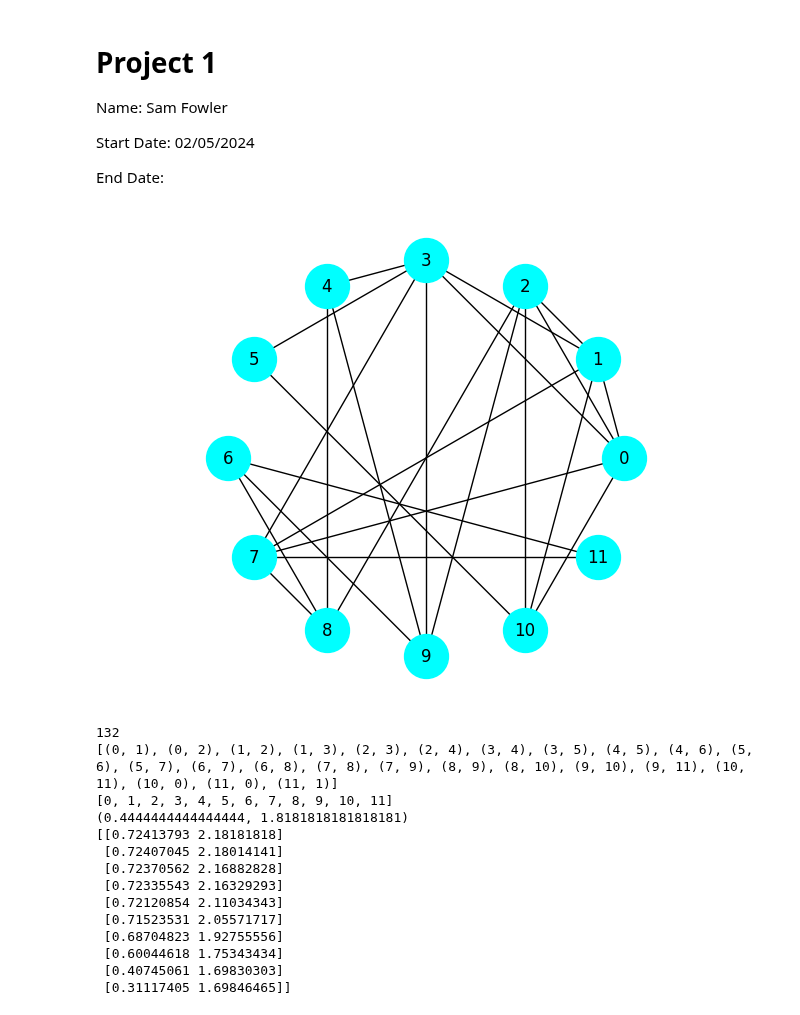
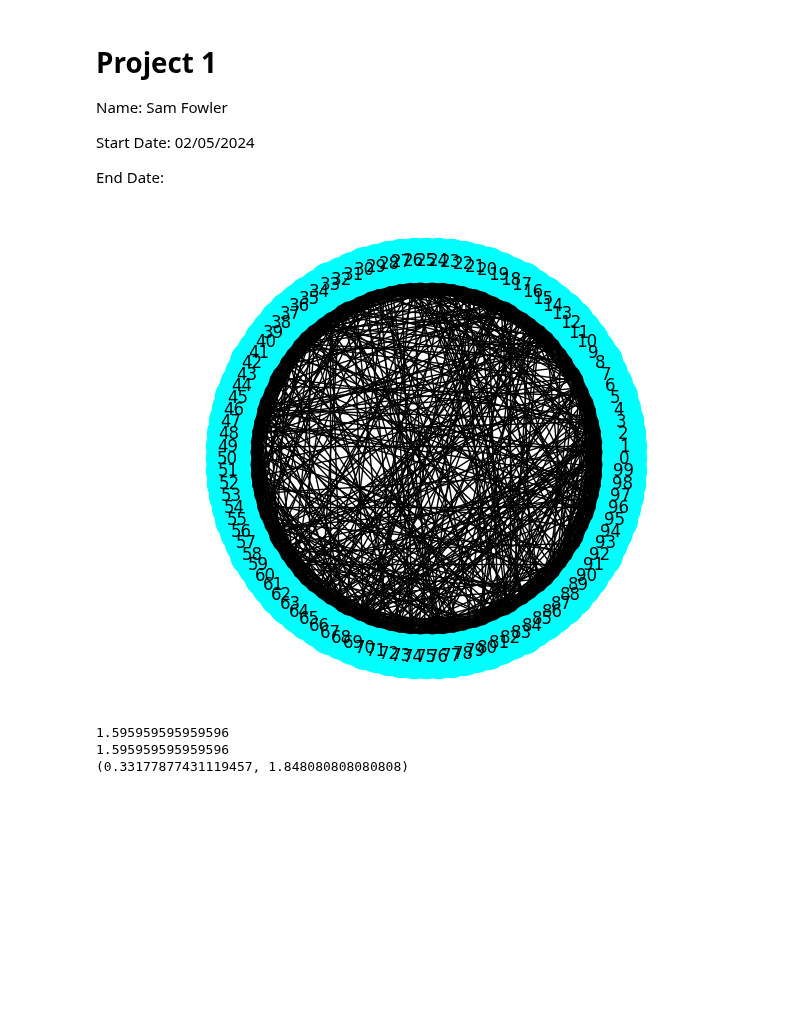
Before and after one commit to sammyfow/cap-comp215, a Jupyter notebook: project1.ipynb, the cells around one changed output. Saved outputs shown, nothing was run; the diff lists cells and outputs as text; code cells hidden in the pictures; blank space fills up the shorter version.

```diff
--- a/project1.ipynb
+++ b/project1.ipynb
@@ -35,15 +36,12 @@ def make_complete_graph(n):
 
 def reachable_nodes(graph, start):
   seen = set()
-  stack = [start]
-  while stack:
-      node = stack.pop()
-      seen.add(node)
-      neighbors = graph.neighbors(node)
-      for n in neighbors:
-        if n not in seen:
-          seen.add(n)
-          stack.append(n)
+  queue = dq([start])
+  while queue:
+      node = queue.popleft()
+      if node not in seen:
+          seen.add(node)
+          queue.extend(graph.neighbours(node))
   return seen
 
 
@@ -111,58 +109,74 @@ def path_lengths(G):
   return lengths
 
 
+def shortest_path_dijkstra(g, source):
+  dist = {source: 0}
+  queue = dq([source])
+  while queue:
+    node  = queue.popleft()
+    new_dist = dist[node] + 1
+    neighbours = set(g[node]).difference(dist)
+    for n in neighbours:
+      dist[n] = new_dist
+    queue.extend(neighbours)
+  return dist
+
+
+def mean_dijkstra(g):
+  lengths = []
+  seen = set()
+  for node in g.nodes():
+    seen.add(node)
+    dists = shortest_path_dijkstra(g, node)
+    for i in dists:
+      if i not in seen:
+        lengths.append(dists[i])
+  return np.mean(lengths)
+
+
 def mean_shortest_path(G):
   lengths = path_lengths(G)
   mean = np.mean(lengths)
   return mean
 
 
 def run_single_graph(n, k, p):
   ws = make_ws_graph(n, k, p)
   cc = clustering_coefficient(ws)
-  msp = mean_shortest_path(ws)
+  msp = mean_dijkstra(ws)
   return cc, msp
 
 ps = np.logspace(-5, 0, 10)
 def run_experiment(n, k, iters):
   results = []
   for p in ps:
     trials = [run_single_graph(n, k, p) for t in range(iters)]
     means = np.array(trials).mean(axis=0)
     results.append(means)
   return np.array(results)
 
 
-lattice = make_ws_graph(12, 4, 1)
+lattice = make_ws_graph(100, 40, 0.2)
 nx.draw_circular(lattice,
                  node_color='cyan',
                  node_size=1000,
                  with_labels=True)
 plt.axis('equal')
 plt.show()
 
 
 
-#print(len([(a, b) for a, b in better_pairs(list(lattice))]))
-print(len(path_lengths(lattice)))
-print(list(adjecent_edges(12, 4)))
-print(list(lattice))
-#print(path_lengths(make_ws_graph(10, 4, 1)))
-print(run_single_graph(12, 4, 0.3))
-print(run_experiment(100, 30, 10))
+
+
+
+
+print(mean_dijkstra(lattice))
+print(mean_shortest_path(lattice))
+print(run_single_graph(100, 20, 0.3))
+#print(run_single_graph(12, 4, 0.3))
+#print(run_experiment(100, 30, 10))
 # %% [output]
-[figure, old version]
+[figure, new version]
-132
-[(0, 1), (0, 2), (1, 2), (1, 3), (2, 3), (2, 4), (3, 4), (3, 5), (4, 5), (4, 6), (5, 6), (5, 7), (6, 7), (6, 8), (7, 8), (7, 9), (8, 9), (8, 10), (9, 10), (9, 11), (10, 11), (10, 0), (11, 0), (11, 1)]
-[0, 1, 2, 3, 4, 5, 6, 7, 8, 9, 10, 11]
-(0.4444444444444444, 1.8181818181818181)
-[[0.72413793 2.18181818]
- [0.72407045 2.18014141]
- [0.72370562 2.16882828]
- [0.72335543 2.16329293]
- [0.72120854 2.11034343]
- [0.71523531 2.05571717]
- [0.68704823 1.92755556]
- [0.60044618 1.75343434]
- [0.40745061 1.69830303]
- [0.31117405 1.69846465]]
+1.595959595959596
+1.595959595959596
+(0.33177877431119457, 1.848080808080808)
```
Also changed, not shown: parts of 1 cell of this notebook.
